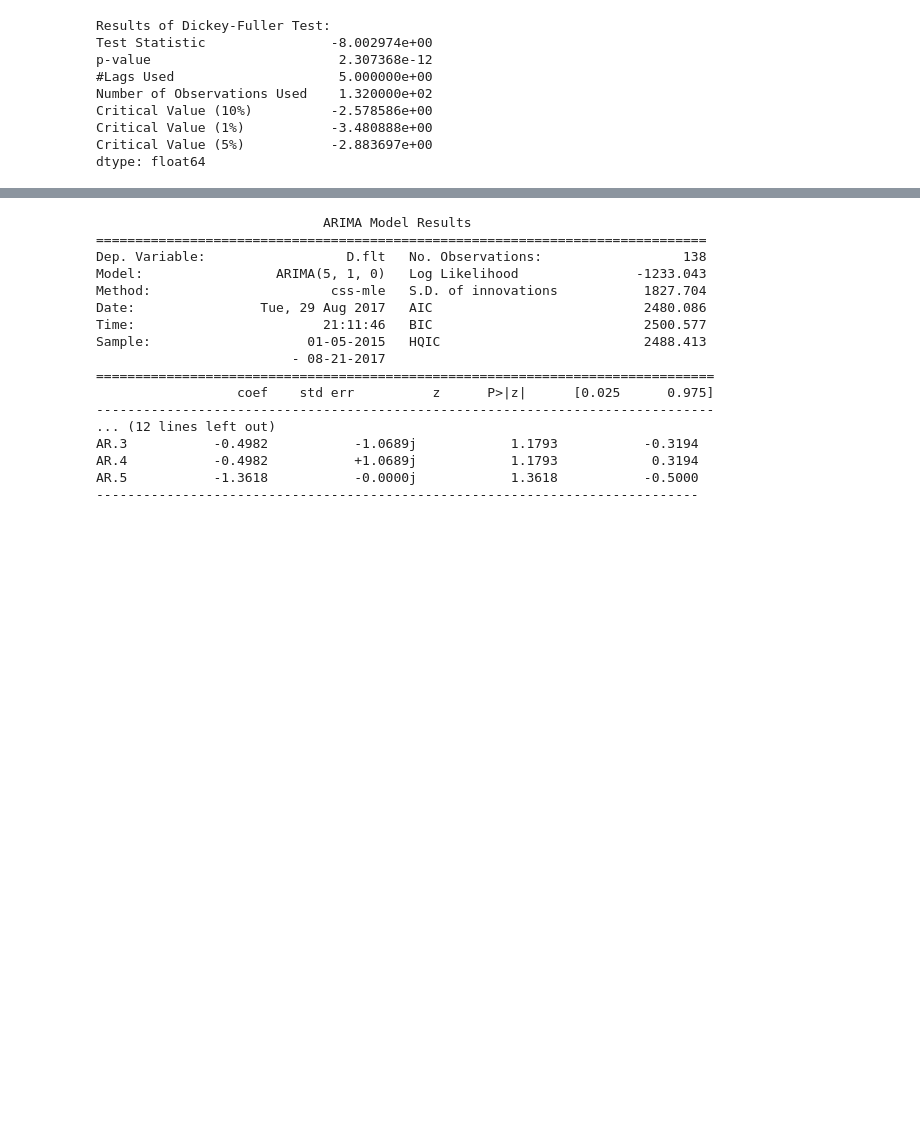
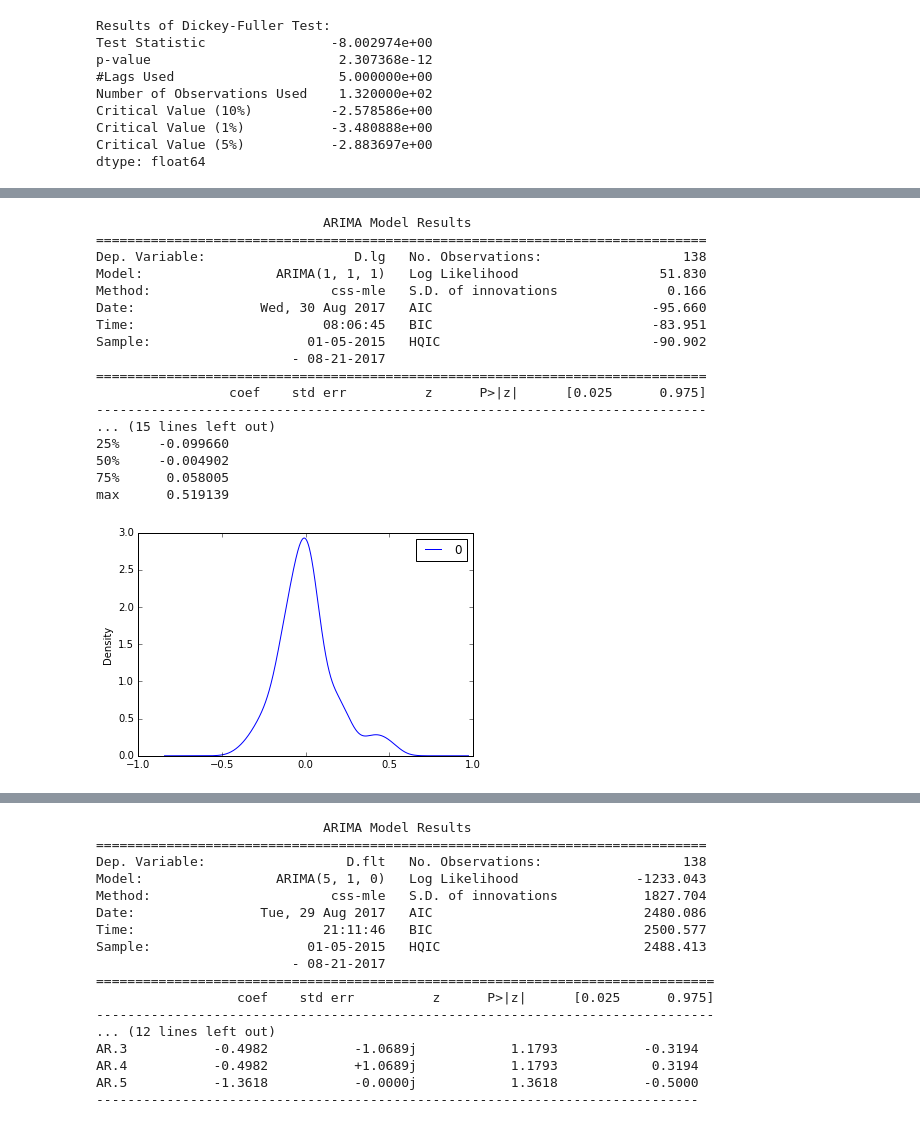
Before and after one commit to daronjp/test, a Jupyter notebook: test.ipynb, the cells around one changed output, grey strips where cells are left out. Saved outputs shown, nothing was run; the diff lists cells and outputs as text; code cells hidden in the pictures; blank space fills up the shorter version.

```diff
--- a/test.ipynb
+++ b/test.ipynb
@@ -144,0 +179,25 @@ dtype: float64
+# %%
+print(results_ARIMA.summary())
+# plot residual errors
+residuals = pd.DataFrame(results_ARIMA.resid)
+residuals.plot(kind='kde')
+print(residuals.describe())
+# %% [output]
+                             ARIMA Model Results
+==============================================================================
+Dep. Variable:                   D.lg   No. Observations:                  138
+Model:                 ARIMA(1, 1, 1)   Log Likelihood                  51.830
+Method:                       css-mle   S.D. of innovations              0.166
+Date:                Wed, 30 Aug 2017   AIC                            -95.660
+Time:                        08:06:45   BIC                            -83.951
+Sample:                    01-05-2015   HQIC                           -90.902
+                         - 08-21-2017
+==============================================================================
+                 coef    std err          z      P>|z|      [0.025      0.975]
+------------------------------------------------------------------------------
+... (15 lines left out)
+25%     -0.099660
+50%     -0.004902
+75%      0.058005
+max      0.519139
+[figure, added]
```
Also changed, not shown: parts of 9 cells of this notebook.
